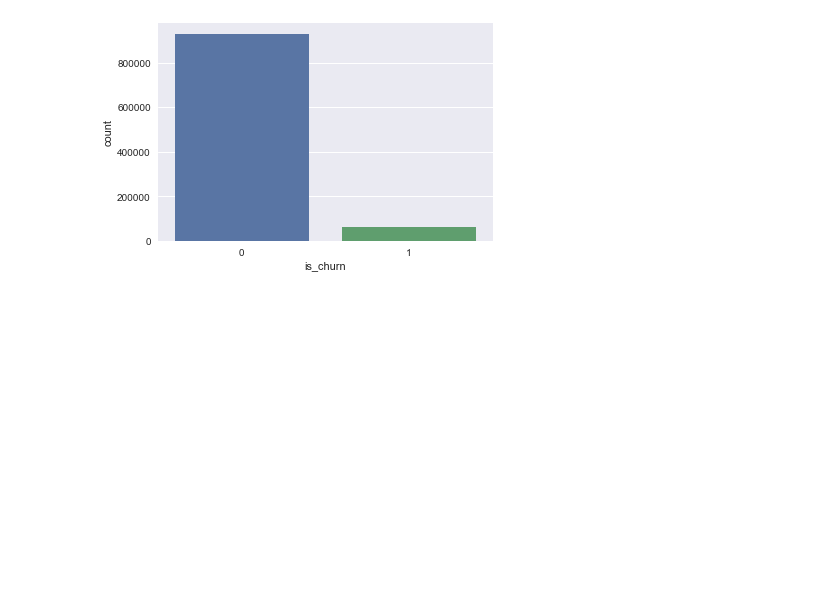
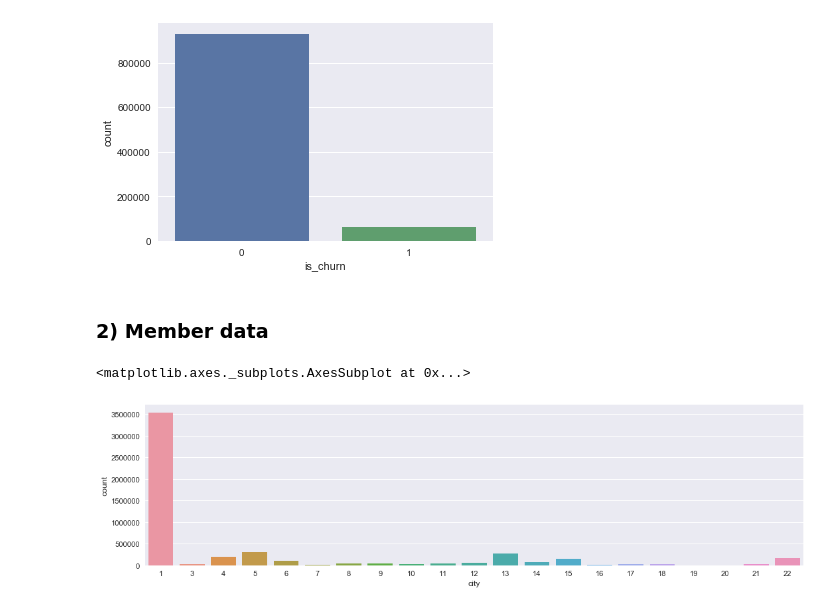
Before and after one commit to calestini/Kcompetition, a Jupyter notebook: DataWrangling.ipynb, the cells around one changed output. Cells and saved outputs as stored; diff of their text form; code cells hidden in the pictures; blank space fills up the shorter version.

Commit message:
Added a few visualizations

```diff
--- a/DataWrangling.ipynb
+++ b/DataWrangling.ipynb
@@ -63,3 +63,12 @@ sns.countplot(train['is_churn'])
 6.39%
 <matplotlib.axes._subplots.AxesSubplot at 0x...>
 [figure]
+# %% [markdown]
+### 2) Member data
+# %%
+#city
+plt.figure(num=None, figsize=(16, 4), dpi=80, facecolor='w', edgecolor='k')
+sns.countplot(members['city'])
+# %% [output]
+<matplotlib.axes._subplots.AxesSubplot at 0x...>
+[figure, added]
```
Also changed, not shown: parts of 24 cells of this notebook.
